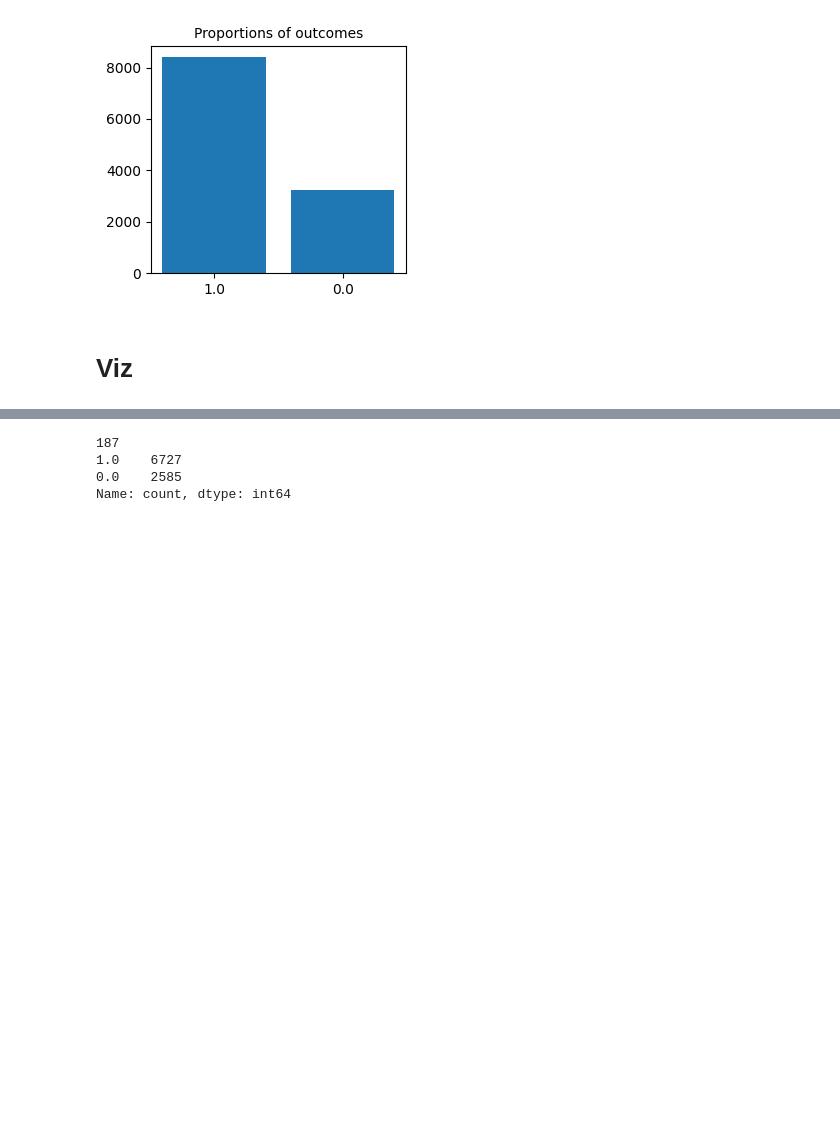
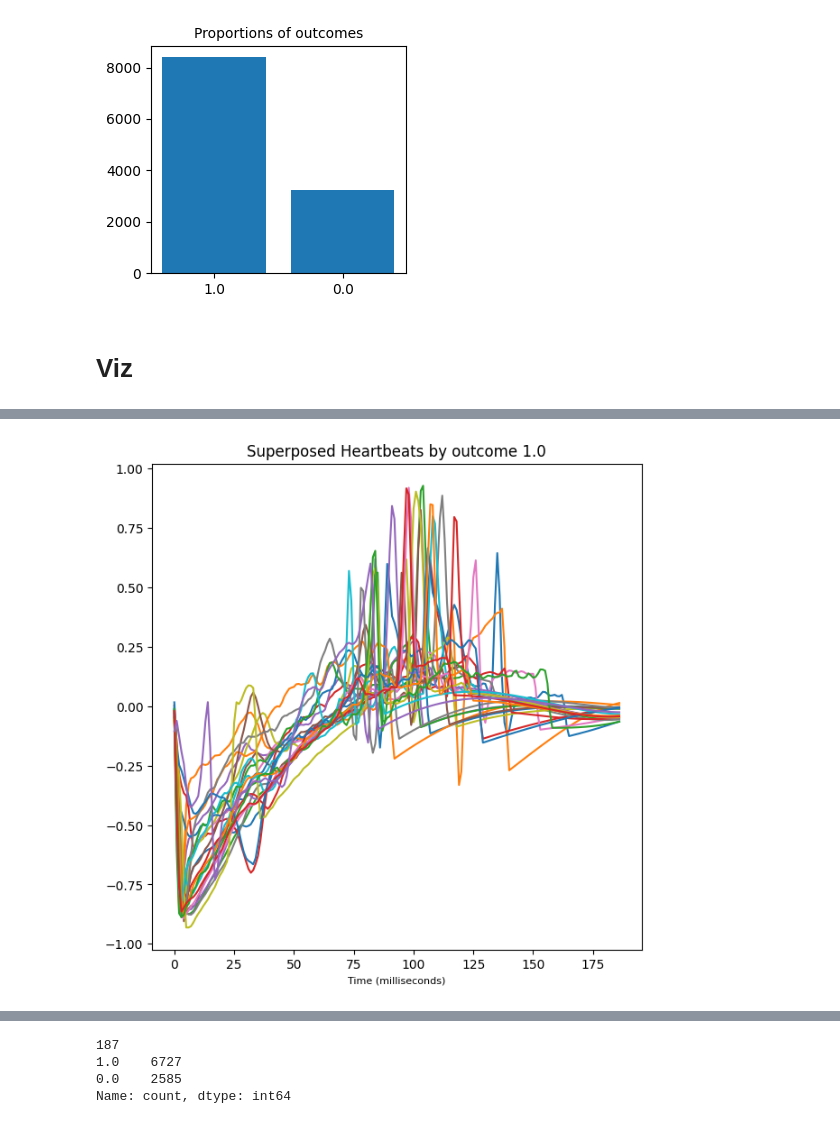
Before and after one commit to juliepinole/proj2, a Jupyter notebook: task_1/Task_1_explo.ipynb, the cells around one changed output, grey strips where cells are left out. Drawn from its saved outputs; the diff is of its cells as text; code cells hidden in the pictures; blank space fills up the shorter version.

```diff
--- a/task_1/Task_1_explo.ipynb
+++ b/task_1/Task_1_explo.ipynb
@@ -151,5 +147,18 @@ gr.dist_mult_plots(
 )
 # %% [output]
 [figure]
+# %%
+# Create a list of indexes in each class
+idx_by_class = {
+		'0.0': [],
+		'1.0': [],
+}
+for idx, row in df_heart_train.iterrows():
+		if row[label_col] == 0.0:
+			idx_by_class['0.0'].append(idx)
+		elif row[label_col] == 1.0:
+			idx_by_class['1.0'].append(idx)
+		else:
+			raise ValueError(f'Unexpected value {row[label_col]} in row {idx}.')
 # %% [markdown]
 # Viz
@@ -248,0 +291,6 @@ i: 1, j:1
+# %%
+epochs_dict, total_infos_dict, r_peaks_df, ecg_cleaned_df = lib.create_heartbeats_dictionary(
+    x_train_0.head(2000),
+    sampling_rate = sampling_rate,
+    method='Neurokit',
+)
@@ -248,0 +523,9 @@ i: 1, j:1
+# %%
+gr.plot_superposed_heartbeats(
+		epochs_dict,
+		sampling_epochs=25,
+		by_outcome = '1.0',
+		idx_by_class=idx_by_class,
+		)
+# %% [output]
+[figure, added]
```
Also changed, not shown: parts of 37 cells of this notebook, 2 other files.
